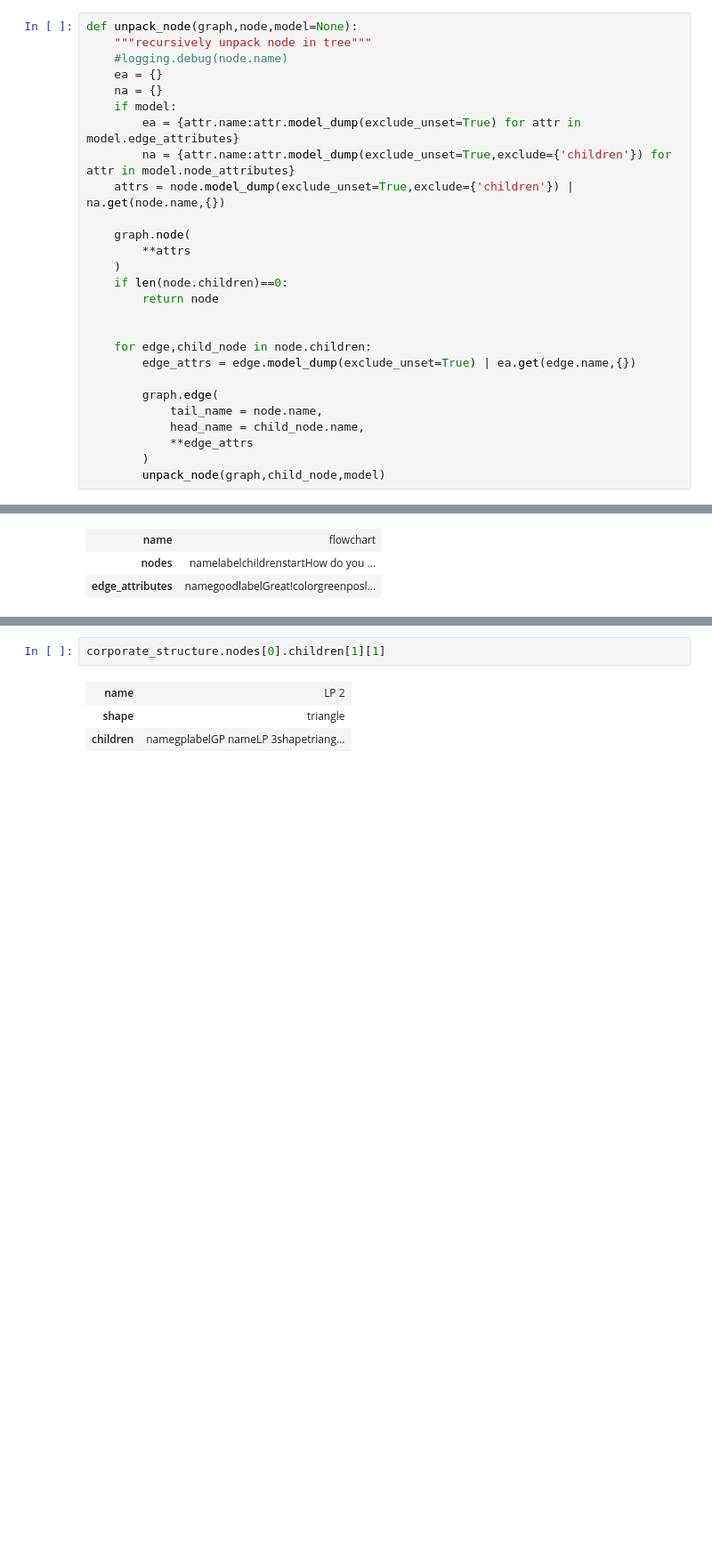
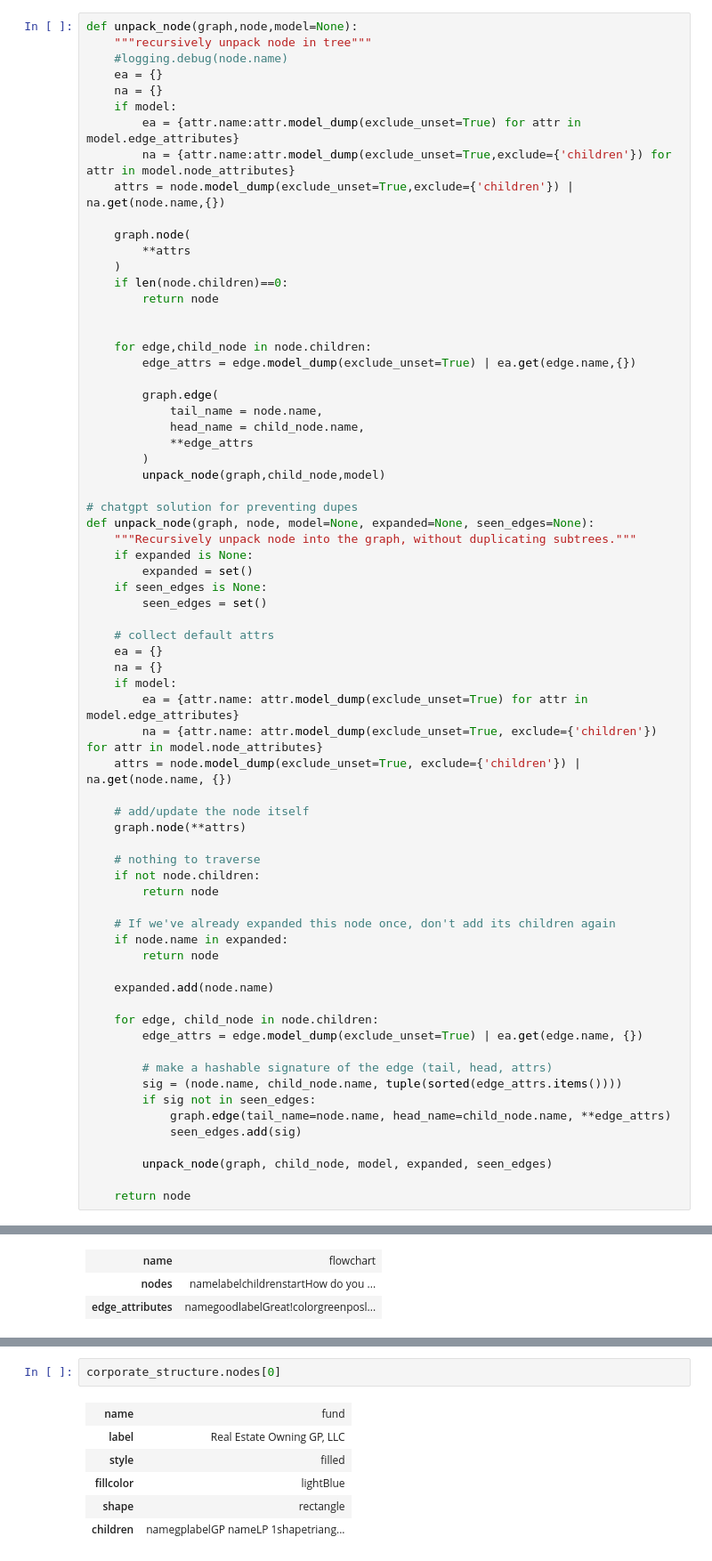
Before and after one commit to schlinkertc/humble-chuck, a Jupyter notebook: nbs/projects/Flow Chart Creator.ipynb, the cells around one changed output, grey strips where cells are left out. Shown: that part at 89% size. Drawn from its saved outputs; the diff is of its cells as text; blank space fills up the shorter version.

```diff
--- a/nbs/projects/Flow Chart Creator.ipynb
+++ b/nbs/projects/Flow Chart Creator.ipynb
@@ -1017,6 +1023,48 @@ def unpack_node(graph,node,model=None):
             **edge_attrs
         )
         unpack_node(graph,child_node,model)
+
+# chatgpt solution for preventing dupes
+def unpack_node(graph, node, model=None, expanded=None, seen_edges=None):
+    """Recursively unpack node into the graph, without duplicating subtrees."""
+    if expanded is None:
+        expanded = set()
+    if seen_edges is None:
+        seen_edges = set()
+
+    # collect default attrs
+    ea = {}
+    na = {}
+    if model:
+        ea = {attr.name: attr.model_dump(exclude_unset=True) for attr in model.edge_attributes}
+        na = {attr.name: attr.model_dump(exclude_unset=True, exclude={'children'}) for attr in model.node_attributes}
+    attrs = node.model_dump(exclude_unset=True, exclude={'children'}) | na.get(node.name, {})
+
+    # add/update the node itself
+    graph.node(**attrs)
+
+    # nothing to traverse
+    if not node.children:
+        return node
+
+    # If we've already expanded this node once, don't add its children again
+    if node.name in expanded:
+        return node
+
+    expanded.add(node.name)
+
+    for edge, child_node in node.children:
+        edge_attrs = edge.model_dump(exclude_unset=True) | ea.get(edge.name, {})
+
+        # make a hashable signature of the edge (tail, head, attrs)
+        sig = (node.name, child_node.name, tuple(sorted(edge_attrs.items())))
+        if sig not in seen_edges:
+            graph.edge(tail_name=node.name, head_name=child_node.name, **edge_attrs)
+            seen_edges.add(sig)
+
+        unpack_node(graph, child_node, model, expanded, seen_edges)
+
+    return node
 # %%
 graph = Graph(name='test')
 
@@ -1157,7 +1212,10 @@ corporate_structure.create_graph()
 [drawing not drawn]
 # %%
-corporate_structure.nodes[0].children[1][1]
+corporate_structure.nodes[0]
 # %% [output]
-| name | LP 2 |
-| shape | triangle |
-| children | namegplabelGP nameLP 3shapetriang... |
+| name | fund |
+| label | Real Estate Owning GP, LLC |
+| style | filled |
+| fillcolor | lightBlue |
+| shape | rectangle |
+| children | namegplabelGP nameLP 1shapetriang... |
```
Also changed, not shown: parts of 12 cells of this notebook, 4 other files.
